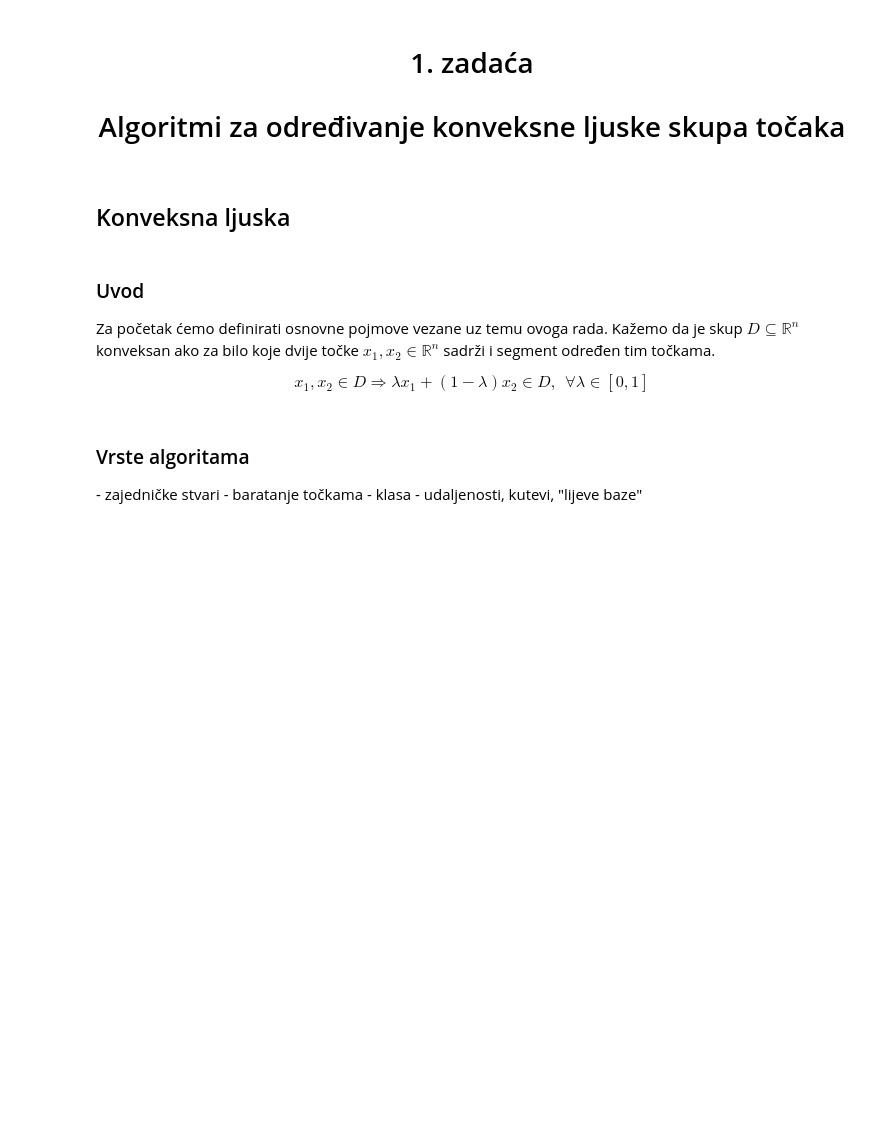
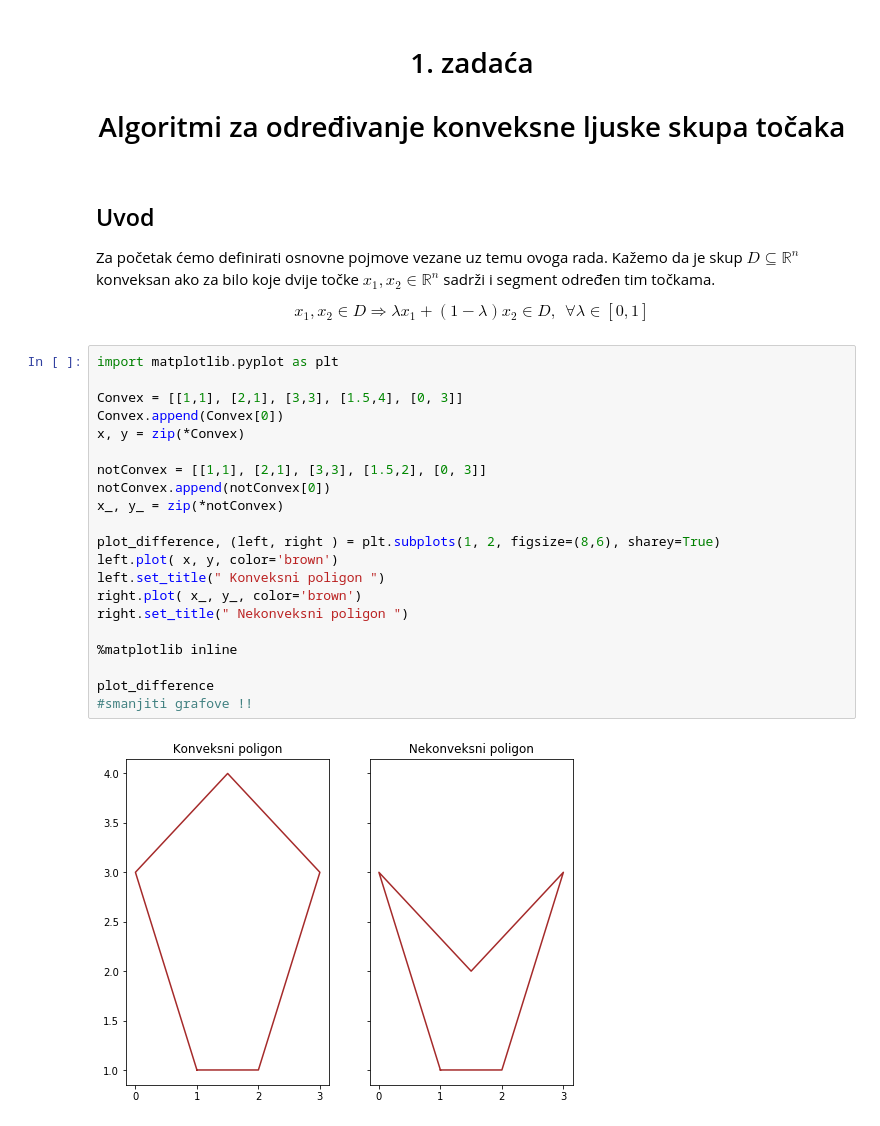
Before and after one commit to sarapuz/Matematicki_softver, a Jupyter notebook: 1.zadaca/konv_algoritmi.ipynb, the cells around one changed output. Drawn from its saved outputs; the diff is of its cells as text; blank space fills up the shorter version.

```diff
--- a/1.zadaca/konv_algoritmi.ipynb
+++ b/1.zadaca/konv_algoritmi.ipynb
@@ -1,16 +1,32 @@
 # %% [markdown]
 <center><h1>  1. zadaća </h1></center>
 <center><h1>Algoritmi za određivanje konveksne ljuske skupa točaka </h1></center>
-# %% [markdown]
-<h2> Konveksna ljuska </h2>
 # %% [markdown]
-<h3> Uvod </h3>
+<h2> Uvod </h2>
 
 Za početak ćemo definirati osnovne pojmove vezane uz temu ovoga rada. Kažemo da je skup $ D \subseteq \mathbb{R}^{n} $ konveksan ako za bilo koje dvije točke $ x_{1}, x_{2} \in \mathbb{R}^{n} $ sadrži i segment određen tim točkama.
 
 $$ x_{1}, x_{2} \in D \Rightarrow \lambda x_{1} + ( 1 - \lambda ) x_{2}  \in D , \:\: \forall \lambda \in [ 0, 1 ]$$
-# %% [markdown]
-<h3> Vrste algoritama </h3>
-- zajedničke stvari
-- baratanje točkama - klasa
-- udaljenosti, kutevi, "lijeve baze"
+# %%
+import matplotlib.pyplot as plt
+
+Convex = [[1,1], [2,1], [3,3], [1.5,4], [0, 3]]
+Convex.append(Convex[0])
+x, y = zip(*Convex)
+
+notConvex = [[1,1], [2,1], [3,3], [1.5,2], [0, 3]]
+notConvex.append(notConvex[0])
+x_, y_ = zip(*notConvex)
+
+plot_difference, (left, right ) = plt.subplots(1, 2, figsize=(8,6), sharey=True)
+left.plot( x, y, color='brown')
+left.set_title(" Konveksni poligon ")
+right.plot( x_, y_, color='brown')
+right.set_title(" Nekonveksni poligon ")
+
+%matplotlib inline
+
+plot_difference
+#smanjiti grafove !!
+# %% [output]
+[figure, added]
```
Also changed, not shown: parts of 16 cells of this notebook.
